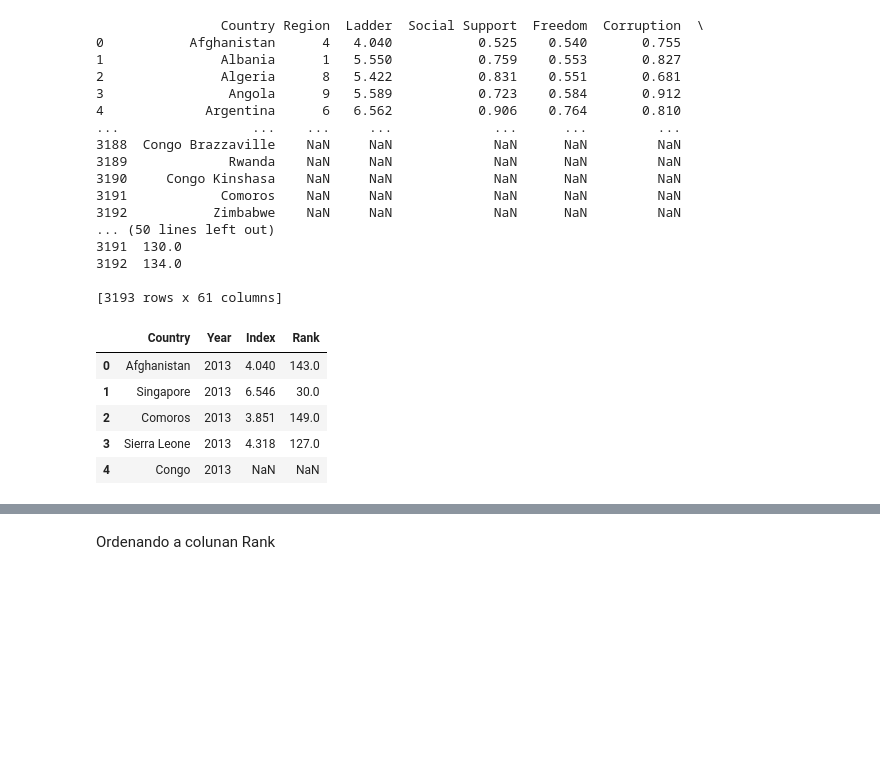
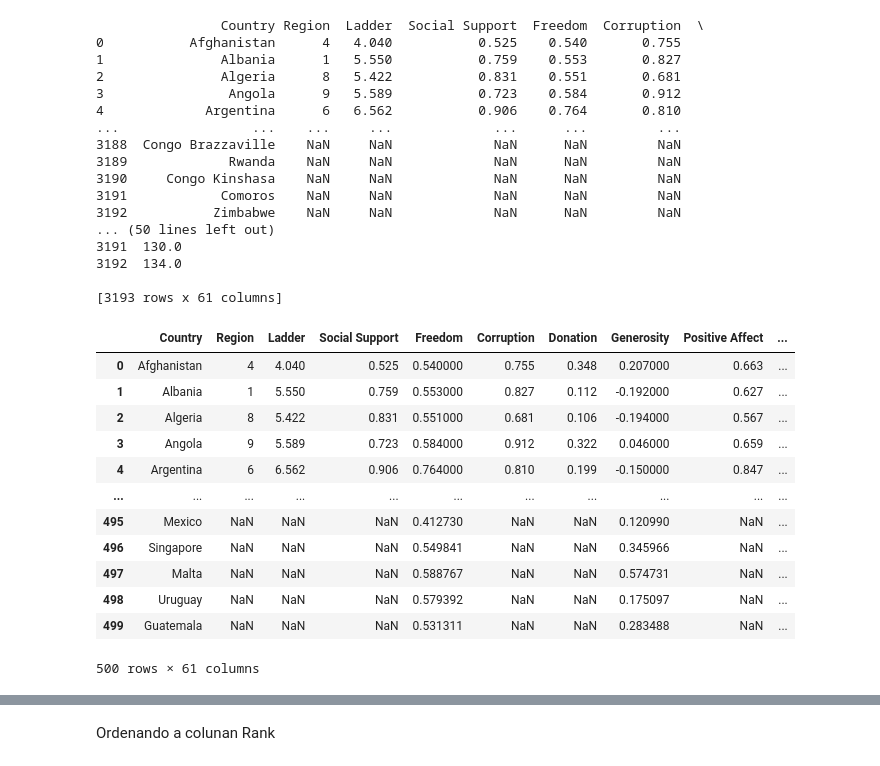
Before and after one commit to luisgoni/Projeto_Tecnicas_de_Programacao_I, a Jupyter notebook: Projeto_Final_4Mod_ADA_DADOS.ipynb, the cells around one changed output, grey strips where cells are left out. Cells and saved outputs as stored; diff of their text form; code cells hidden in the pictures; blank space fills up the shorter version.

```diff
--- a/Projeto_Final_4Mod_ADA_DADOS.ipynb
+++ b/Projeto_Final_4Mod_ADA_DADOS.ipynb
@@ -75,10 +58,17 @@ print(df_final_sem_nan)
-# %%
-df.head()
-# %% [output]
-|  | Country | Year | Index | Rank |
-| 0 | Afghanistan | 2013 | 4.040 | 143.0 |
-| 1 | Singapore | 2013 | 6.546 | 30.0 |
-| 2 | Comoros | 2013 | 3.851 | 149.0 |
-| 3 | Sierra Leone | 2013 | 4.318 | 127.0 |
-| 4 | Congo | 2013 | NaN | NaN |
+# %%
+df_final.head(500)
+# %% [output]
+|  | Country | Region | Ladder | Social Support | Freedom | Corruption | Donation | Generosity | Positive Affect | ... |
+| 0 | Afghanistan | 4 | 4.040 | 0.525 | 0.540000 | 0.755 | 0.348 | 0.207000 | 0.663 | ... |
+| 1 | Albania | 1 | 5.550 | 0.759 | 0.553000 | 0.827 | 0.112 | -0.192000 | 0.627 | ... |
+| 2 | Algeria | 8 | 5.422 | 0.831 | 0.551000 | 0.681 | 0.106 | -0.194000 | 0.567 | ... |
+| 3 | Angola | 9 | 5.589 | 0.723 | 0.584000 | 0.912 | 0.322 | 0.046000 | 0.659 | ... |
+| 4 | Argentina | 6 | 6.562 | 0.906 | 0.764000 | 0.810 | 0.199 | -0.150000 | 0.847 | ... |
+| ... | ... | ... | ... | ... | ... | ... | ... | ... | ... | ... |
+| 495 | Mexico | NaN | NaN | NaN | 0.412730 | NaN | NaN | 0.120990 | NaN | ... |
+| 496 | Singapore | NaN | NaN | NaN | 0.549841 | NaN | NaN | 0.345966 | NaN | ... |
+| 497 | Malta | NaN | NaN | NaN | 0.588767 | NaN | NaN | 0.574731 | NaN | ... |
+| 498 | Uruguay | NaN | NaN | NaN | 0.579392 | NaN | NaN | 0.175097 | NaN | ... |
+| 499 | Guatemala | NaN | NaN | NaN | 0.531311 | NaN | NaN | 0.283488 | NaN | ... |
+500 rows × 61 columns
 # %% [markdown]
```
Also changed, not shown: parts of 8 cells of this notebook.
